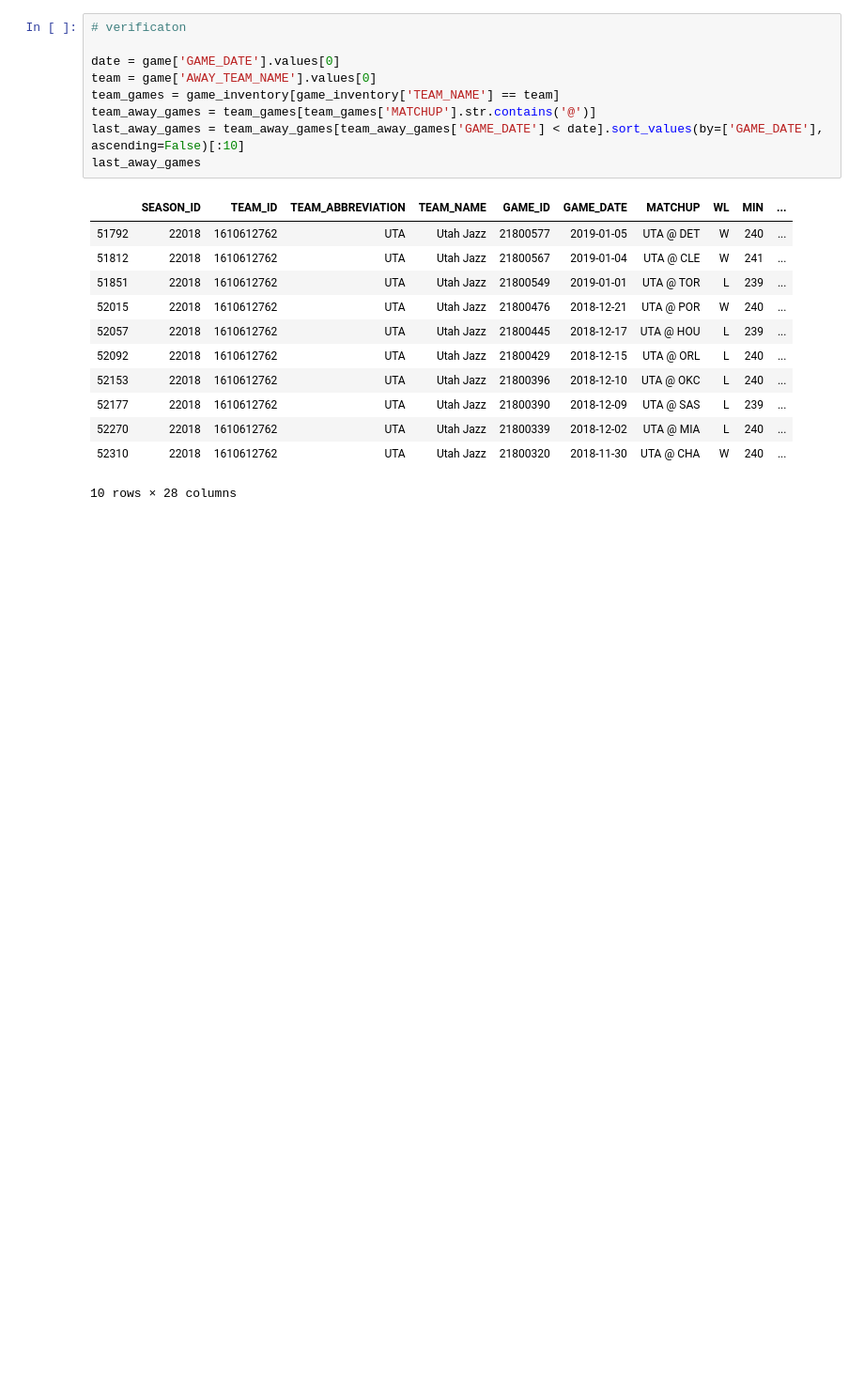
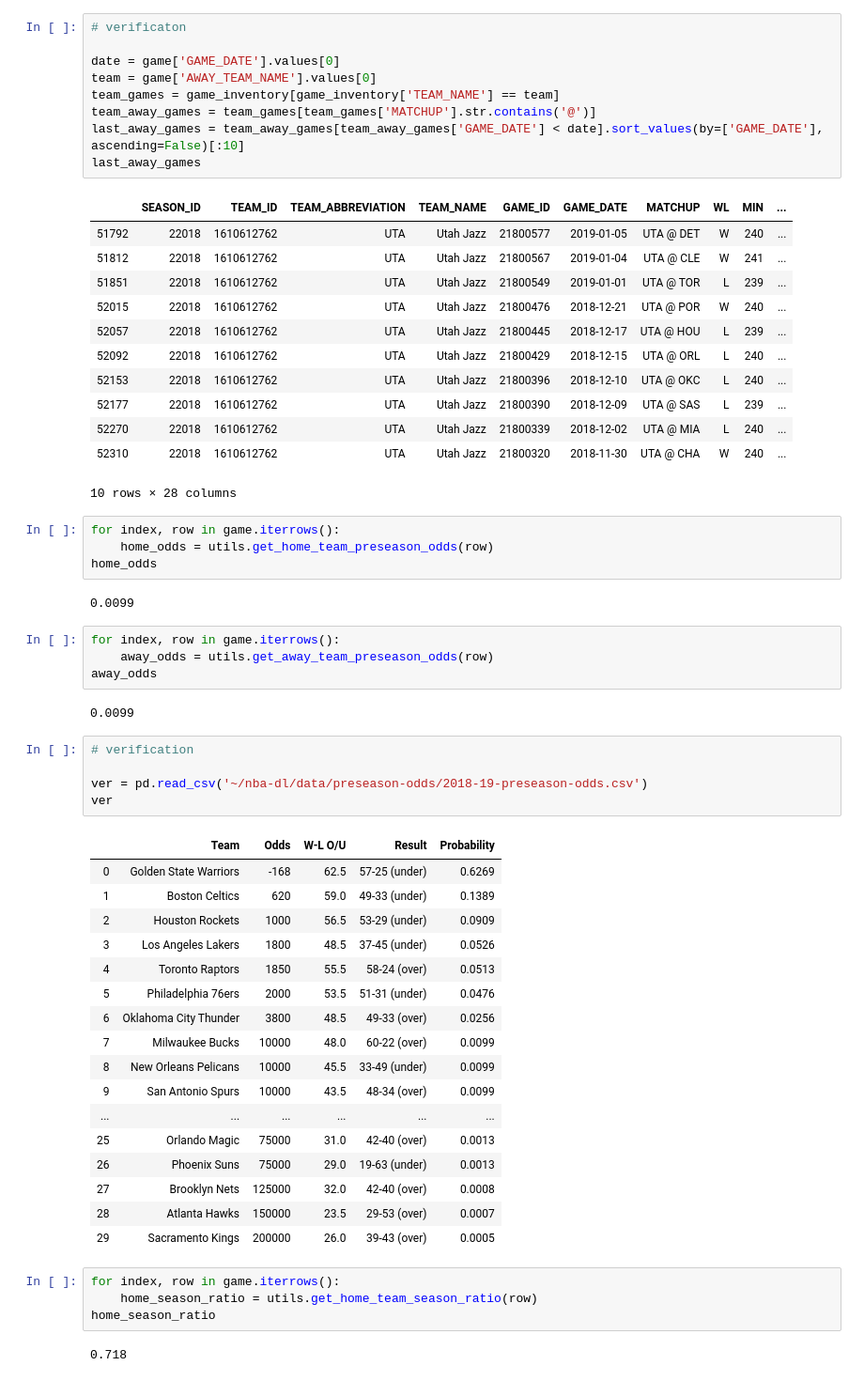
Before and after one commit to kubamacek/nba-dl, a Jupyter notebook: notebooks/utils-check.ipynb, the cells around one changed output. Shown: that part at 94% size. Saved outputs shown, nothing was run; the diff lists cells and outputs as text; blank space fills up the shorter version.

```diff
--- a/notebooks/utils-check.ipynb
+++ b/notebooks/utils-check.ipynb
@@ -237,3 +245,44 @@ last_away_games
 | 52270 | 22018 | 1610612762 | UTA | Utah Jazz | 21800339 | 2018-12-02 | UTA @ MIA | L | 240 | ... |
 | 52310 | 22018 | 1610612762 | UTA | Utah Jazz | 21800320 | 2018-11-30 | UTA @ CHA | W | 240 | ... |
 10 rows × 28 columns
+# %%
+for index, row in game.iterrows():
+    home_odds = utils.get_home_team_preseason_odds(row)
+home_odds
+# %% [output]
+0.0099
+# %%
+for index, row in game.iterrows():
+    away_odds = utils.get_away_team_preseason_odds(row)
+away_odds
+# %% [output]
+0.0099
+# %%
+# verification
+
+ver = pd.read_csv('~/nba-dl/data/preseason-odds/2018-19-preseason-odds.csv')
+ver
+# %% [output]
+|  | Team | Odds | W-L O/U | Result | Probability |
+| 0 | Golden State Warriors | -168 | 62.5 | 57-25 (under) | 0.6269 |
+| 1 | Boston Celtics | 620 | 59.0 | 49-33 (under) | 0.1389 |
+| 2 | Houston Rockets | 1000 | 56.5 | 53-29 (under) | 0.0909 |
+| 3 | Los Angeles Lakers | 1800 | 48.5 | 37-45 (under) | 0.0526 |
+| 4 | Toronto Raptors | 1850 | 55.5 | 58-24 (over) | 0.0513 |
+| 5 | Philadelphia 76ers | 2000 | 53.5 | 51-31 (under) | 0.0476 |
+| 6 | Oklahoma City Thunder | 3800 | 48.5 | 49-33 (over) | 0.0256 |
+| 7 | Milwaukee Bucks | 10000 | 48.0 | 60-22 (over) | 0.0099 |
+| 8 | New Orleans Pelicans | 10000 | 45.5 | 33-49 (under) | 0.0099 |
+| 9 | San Antonio Spurs | 10000 | 43.5 | 48-34 (over) | 0.0099 |
+| ... | ... | ... | ... | ... | ... |
+| 25 | Orlando Magic | 75000 | 31.0 | 42-40 (over) | 0.0013 |
+| 26 | Phoenix Suns | 75000 | 29.0 | 19-63 (under) | 0.0013 |
+| 27 | Brooklyn Nets | 125000 | 32.0 | 42-40 (over) | 0.0008 |
+| 28 | Atlanta Hawks | 150000 | 23.5 | 29-53 (over) | 0.0007 |
+| 29 | Sacramento Kings | 200000 | 26.0 | 39-43 (over) | 0.0005 |
+# %%
+for index, row in game.iterrows():
+    home_season_ratio = utils.get_home_team_season_ratio(row)
+home_season_ratio
+# %% [output]
+0.718
```
Also changed, not shown: parts of 18 cells of this notebook, 1 other file.
